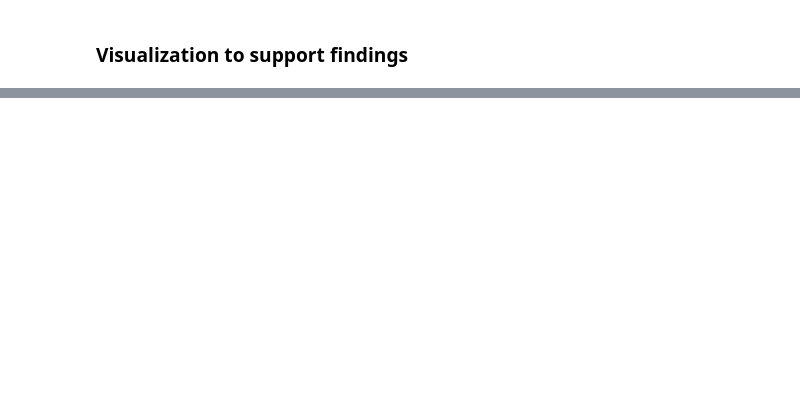
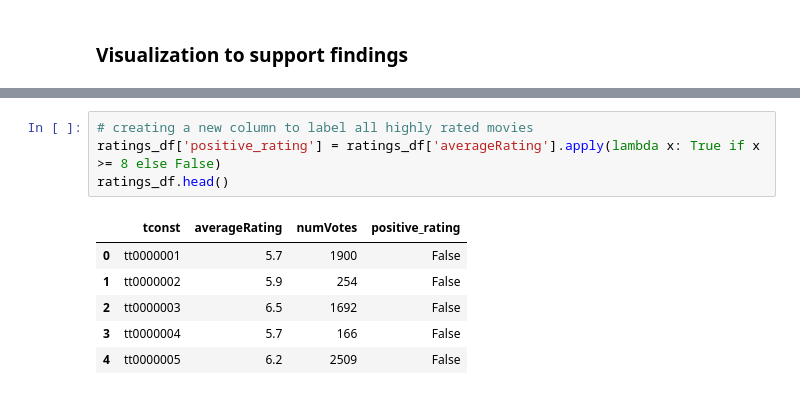
Before and after one commit to laffertybrian/Extract-Transform-and-Load, a Jupyter notebook: Project 3 Hypothesis Testing.ipynb, the cells around one changed output, grey strips where cells are left out. Cells and saved outputs as stored; diff of their text form; blank space fills up the shorter version.

```diff
--- a/Project 3 Hypothesis Testing.ipynb
+++ b/Project 3 Hypothesis Testing.ipynb
@@ -489,0 +543,11 @@ Name: revenue, dtype: float64
+# %%
+# creating a new column to label all highly rated movies
+ratings_df['positive_rating'] = ratings_df['averageRating'].apply(lambda x: True if x >= 8 else False)
+ratings_df.head()
+# %% [output]
+|  | tconst | averageRating | numVotes | positive_rating |
+| 0 | tt0000001 | 5.7 | 1900 | False |
+| 1 | tt0000002 | 5.9 | 254 | False |
+| 2 | tt0000003 | 6.5 | 1692 | False |
+| 3 | tt0000004 | 5.7 | 166 | False |
+| 4 | tt0000005 | 6.2 | 2509 | False |
```
Also changed, not shown: parts of 27 cells of this notebook.
